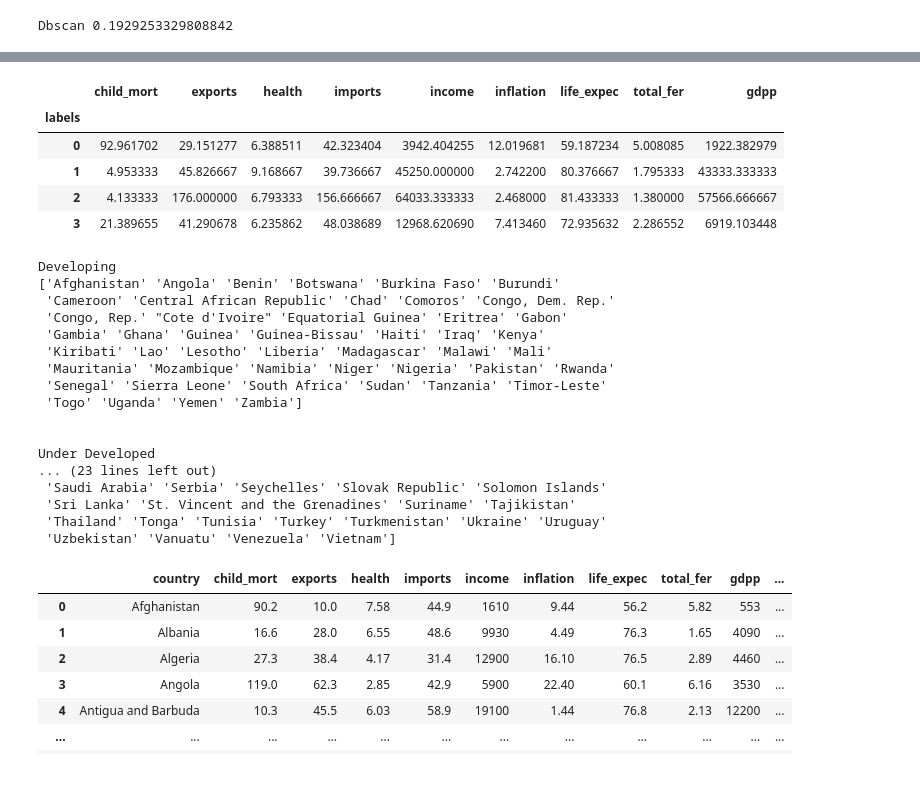
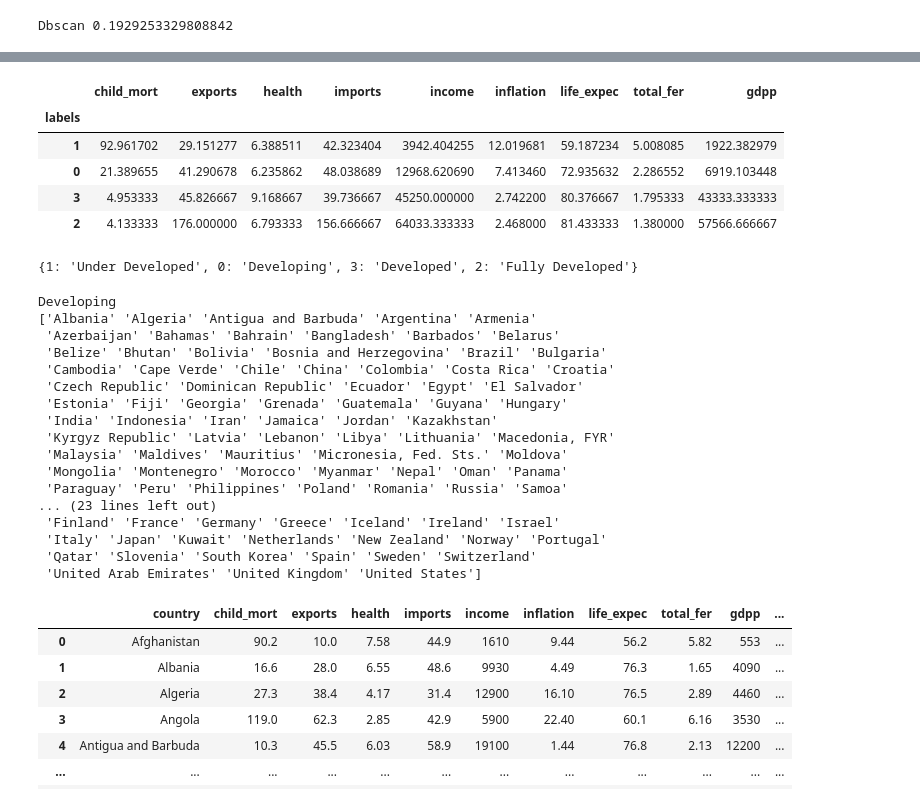
Before and after one commit to SameerSharma-57/Country_data_project, a Jupyter notebook: project.ipynb, the cells around one changed output, grey strips where cells are left out. Cells and saved outputs as stored; diff of their text form; code cells hidden in the pictures.

```diff
--- a/project.ipynb
+++ b/project.ipynb
@@ -434,35 +434,41 @@ Class 3: 87     52.10%
 # %%
-country_df.groupby('labels').mean()
+sorted_df = country_df.groupby('labels').mean().sort_values(by='gdpp')
+sorted_df
 # %% [output]
 |  | child_mort | exports | health | imports | income | inflation | life_expec | total_fer | gdpp |
 | labels |  |  |  |  |  |  |  |  |  |
-| 0 | 92.961702 | 29.151277 | 6.388511 | 42.323404 | 3942.404255 | 12.019681 | 59.187234 | 5.008085 | 1922.382979 |
-| 1 | 4.953333 | 45.826667 | 9.168667 | 39.736667 | 45250.000000 | 2.742200 | 80.376667 | 1.795333 | 43333.333333 |
+| 1 | 92.961702 | 29.151277 | 6.388511 | 42.323404 | 3942.404255 | 12.019681 | 59.187234 | 5.008085 | 1922.382979 |
+| 0 | 21.389655 | 41.290678 | 6.235862 | 48.038689 | 12968.620690 | 7.413460 | 72.935632 | 2.286552 | 6919.103448 |
+| 3 | 4.953333 | 45.826667 | 9.168667 | 39.736667 | 45250.000000 | 2.742200 | 80.376667 | 1.795333 | 43333.333333 |
 | 2 | 4.133333 | 176.000000 | 6.793333 | 156.666667 | 64033.333333 | 2.468000 | 81.433333 | 1.380000 | 57566.666667 |
-| 3 | 21.389655 | 41.290678 | 6.235862 | 48.038689 | 12968.620690 | 7.413460 | 72.935632 | 2.286552 | 6919.103448 |
+# %%
+label_map = dict(zip(sorted_df.index, ['Under Developed', 'Developing', 'Developed', 'Fully Developed']))
+label_map
+# %% [output]
+{1: 'Under Developed', 0: 'Developing', 3: 'Developed', 2: 'Fully Developed'}
 # %%
-for label,c in zip(np.unique(country_df['labels']),['Developing','Under Developed','Fully Developed','Developed']):
-    print(c)
+for label in (np.unique(country_df['labels'])):
+    print(label_map[label])
     print(country_df[country_df['labels']==label].values[:,0])
     print('\n')
 # %% [output]
 Developing
-['Afghanistan' 'Angola' 'Benin' 'Botswana' 'Burkina Faso' 'Burundi'
- 'Cameroon' 'Central African Republic' 'Chad' 'Comoros' 'Congo, Dem. Rep.'
- 'Congo, Rep.' "Cote d'Ivoire" 'Equatorial Guinea' 'Eritrea' 'Gabon'
- 'Gambia' 'Ghana' 'Guinea' 'Guinea-Bissau' 'Haiti' 'Iraq' 'Kenya'
- 'Kiribati' 'Lao' 'Lesotho' 'Liberia' 'Madagascar' 'Malawi' 'Mali'
- 'Mauritania' 'Mozambique' 'Namibia' 'Niger' 'Nigeria' 'Pakistan' 'Rwanda'
- 'Senegal' 'Sierra Leone' 'South Africa' 'Sudan' 'Tanzania' 'Timor-Leste'
- 'Togo' 'Uganda' 'Yemen' 'Zambia']
-
-
-Under Developed
+['Albania' 'Algeria' 'Antigua and Barbuda' 'Argentina' 'Armenia'
+ 'Azerbaijan' 'Bahamas' 'Bahrain' 'Bangladesh' 'Barbados' 'Belarus'
+ 'Belize' 'Bhutan' 'Bolivia' 'Bosnia and Herzegovina' 'Brazil' 'Bulgaria'
+ 'Cambodia' 'Cape Verde' 'Chile' 'China' 'Colombia' 'Costa Rica' 'Croatia'
+ 'Czech Republic' 'Dominican Republic' 'Ecuador' 'Egypt' 'El Salvador'
+ 'Estonia' 'Fiji' 'Georgia' 'Grenada' 'Guatemala' 'Guyana' 'Hungary'
+ 'India' 'Indonesia' 'Iran' 'Jamaica' 'Jordan' 'Kazakhstan'
+ 'Kyrgyz Republic' 'Latvia' 'Lebanon' 'Libya' 'Lithuania' 'Macedonia, FYR'
+ 'Malaysia' 'Maldives' 'Mauritius' 'Micronesia, Fed. Sts.' 'Moldova'
+ 'Mongolia' 'Montenegro' 'Morocco' 'Myanmar' 'Nepal' 'Oman' 'Panama'
+ 'Paraguay' 'Peru' 'Philippines' 'Poland' 'Romania' 'Russia' 'Samoa'
 ... (23 lines left out)
- 'Saudi Arabia' 'Serbia' 'Seychelles' 'Slovak Republic' 'Solomon Islands'
- 'Sri Lanka' 'St. Vincent and the Grenadines' 'Suriname' 'Tajikistan'
- 'Thailand' 'Tonga' 'Tunisia' 'Turkey' 'Turkmenistan' 'Ukraine' 'Uruguay'
- 'Uzbekistan' 'Vanuatu' 'Venezuela' 'Vietnam']
+ 'Finland' 'France' 'Germany' 'Greece' 'Iceland' 'Ireland' 'Israel'
+ 'Italy' 'Japan' 'Kuwait' 'Netherlands' 'New Zealand' 'Norway' 'Portugal'
+ 'Qatar' 'Slovenia' 'South Korea' 'Spain' 'Sweden' 'Switzerland'
+ 'United Arab Emirates' 'United Kingdom' 'United States']
 # %%
 country_df.replace([0,1,2,3],['Developing','Under Developed','Fully Developed','Developed'])
 # %% [output]
```
Also changed, not shown: parts of 9 cells of this notebook.
